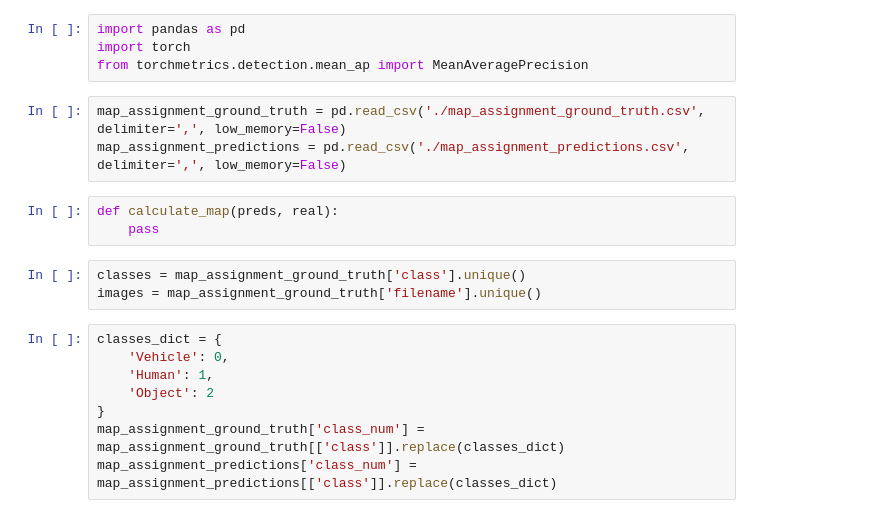
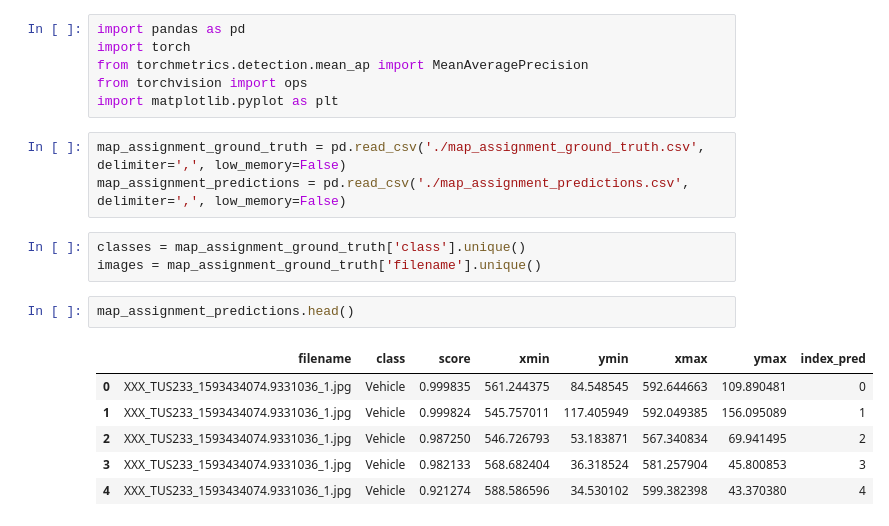
Before and after one commit to d1vory/machine_learning, a Jupyter notebook: computer_vision/lab_05/lab_05.ipynb, the cells around one changed output. Drawn from its saved outputs; the diff is of its cells as text.

```diff
--- a/computer_vision/lab_05/lab_05.ipynb
+++ b/computer_vision/lab_05/lab_05.ipynb
@@ -2,21 +2,21 @@
 import pandas as pd
 import torch
 from torchmetrics.detection.mean_ap import MeanAveragePrecision
+from torchvision import ops
+import matplotlib.pyplot as plt
 # %%
 map_assignment_ground_truth = pd.read_csv('./map_assignment_ground_truth.csv', delimiter=',', low_memory=False)
 map_assignment_predictions = pd.read_csv('./map_assignment_predictions.csv', delimiter=',', low_memory=False)
-# %%
-def calculate_map(preds, real):
-    pass
 # %%
 classes = map_assignment_ground_truth['class'].unique()
 images = map_assignment_ground_truth['filename'].unique()
-# %%
-classes_dict = {
-    'Vehicle': 0,
-    'Human': 1,
-    'Object': 2
-}
-map_assignment_ground_truth['class_num'] = map_assignment_ground_truth[['class']].replace(classes_dict)
-map_assignment_predictions['class_num'] = map_assignment_predictions[['class']].replace(classes_dict)
+# %%
+map_assignment_predictions.head()
+# %% [output]
+|  | filename | class | score | xmin | ymin | xmax | ymax | index_pred |
+| 0 | XXX_TUS233_1593434074.9331036_1.jpg | Vehicle | 0.999835 | 561.244375 | 84.548545 | 592.644663 | 109.890481 | 0 |
+| 1 | XXX_TUS233_1593434074.9331036_1.jpg | Vehicle | 0.999824 | 545.757011 | 117.405949 | 592.049385 | 156.095089 | 1 |
+| 2 | XXX_TUS233_1593434074.9331036_1.jpg | Vehicle | 0.987250 | 546.726793 | 53.183871 | 567.340834 | 69.941495 | 2 |
+| 3 | XXX_TUS233_1593434074.9331036_1.jpg | Vehicle | 0.982133 | 568.682404 | 36.318524 | 581.257904 | 45.800853 | 3 |
+| 4 | XXX_TUS233_1593434074.9331036_1.jpg | Vehicle | 0.921274 | 588.586596 | 34.530102 | 599.382398 | 43.370380 | 4 |
 # %%
```
Also changed, not shown: parts of 7 cells of this notebook, 1 other file.
